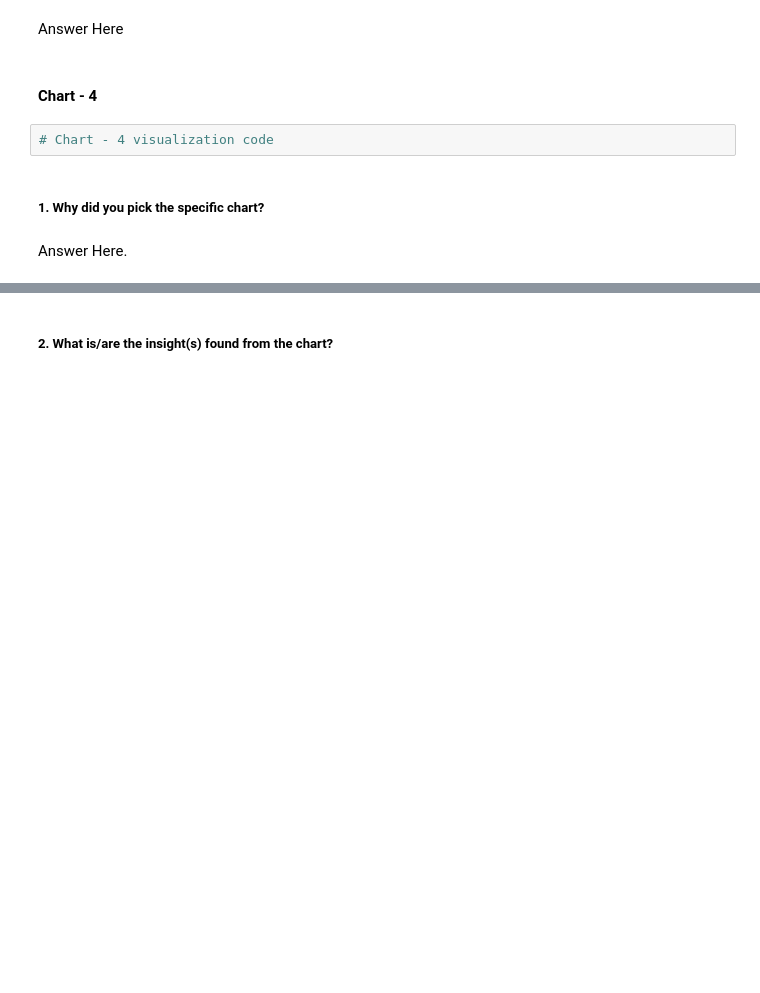
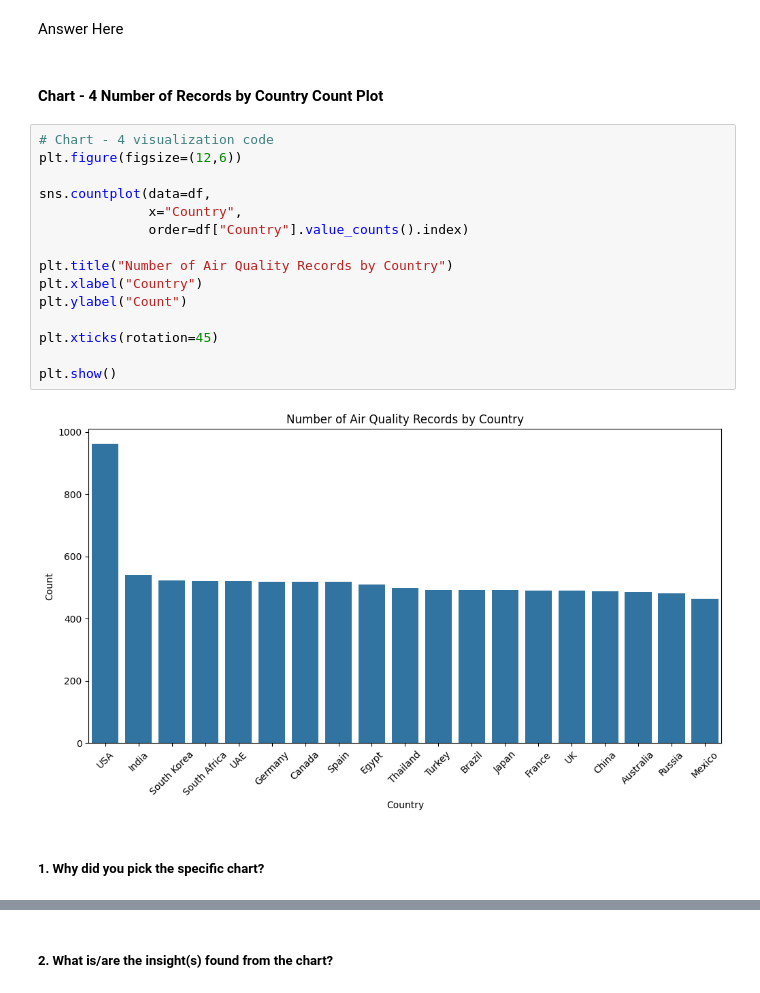
Before and after one commit to naunyalpragya/globalairquality, a Jupyter notebook: pragyanaunyal_Template.ipynb, the cells around one changed output, grey strips where cells are left out. Saved outputs shown, nothing was run; the diff lists cells and outputs as text; blank space fills up the shorter version.

```diff
--- a/pragyanaunyal_Template.ipynb
+++ b/pragyanaunyal_Template.ipynb
@@ -342,10 +398,23 @@ Are there any insights that lead to negative growth? Justify with specific reaso
 # %% [markdown]
 Answer Here
 # %% [markdown]
-#### Chart - 4
+#### Chart - 4  Number of Records by Country Count Plot
-# %%
-# Chart - 4 visualization code
+# %%
+# Chart - 4 visualization code
+plt.figure(figsize=(12,6))
+
+sns.countplot(data=df,
+              x="Country",
+              order=df["Country"].value_counts().index)
+
+plt.title("Number of Air Quality Records by Country")
+plt.xlabel("Country")
+plt.ylabel("Count")
+
+plt.xticks(rotation=45)
+
+plt.show()
+# %% [output]
+[figure, added]
 # %% [markdown]
 ##### 1. Why did you pick the specific chart?
-# %% [markdown]
-Answer Here.
```
Also changed, not shown: parts of 17 cells of this notebook.
